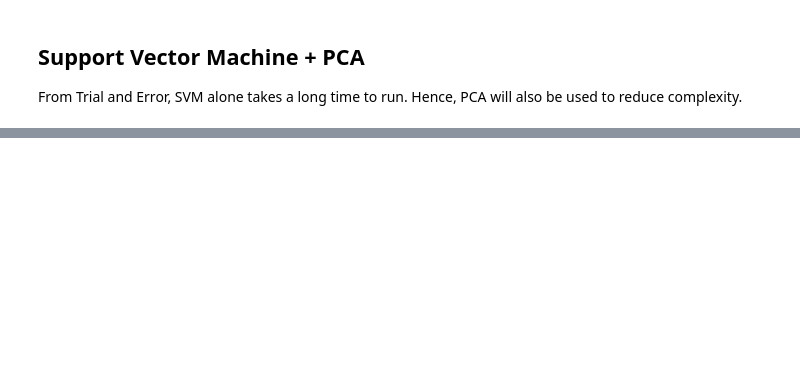
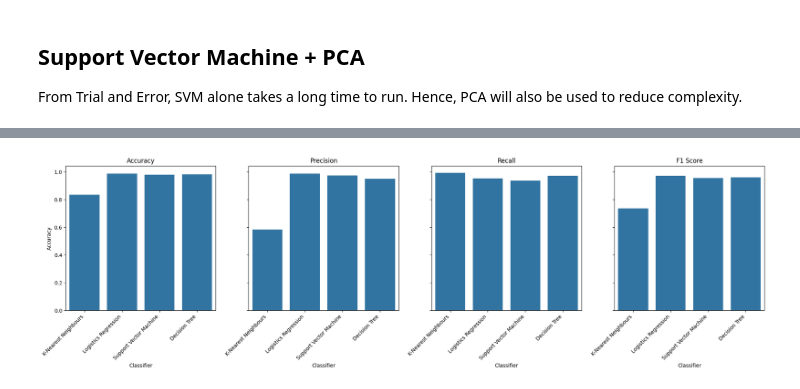
Before and after one commit to domi-bryan/fraudulent-jobs, a Jupyter notebook: fakepostings.ipynb, the cells around one changed output, grey strips where cells are left out. Saved outputs shown, nothing was run; the diff lists cells and outputs as text; code cells hidden in the pictures; blank space fills up the shorter version.

```diff
--- a/fakepostings.ipynb
+++ b/fakepostings.ipynb
@@ -295,3 +453,35 @@ F1-Score: --%
+# %%
+# Filter the first four models
+first_four_models = all_stats_df.head(4)
+
+# Set up the figure and axes
+fig, axes = plt.subplots(1, 4, figsize=(20, 6), sharey=True)
+
+# Plot Accuracy
+sns.barplot(x='Classifier', y='Accuracy', data=first_four_models, ax=axes[0])
+axes[0].set_title('Accuracy')
+axes[0].set_xticklabels(axes[0].get_xticklabels(), rotation=45, ha='right')
+
+# Plot Precision
+sns.barplot(x='Classifier', y='Precision', data=first_four_models, ax=axes[1])
+axes[1].set_title('Precision')
+axes[1].set_xticklabels(axes[1].get_xticklabels(), rotation=45, ha='right')
+
+# Plot Recall
+sns.barplot(x='Classifier', y='Recall', data=first_four_models, ax=axes[2])
+axes[2].set_title('Recall')
+axes[2].set_xticklabels(axes[2].get_xticklabels(), rotation=45, ha='right')
+
+# Plot F1 Score
+sns.barplot(x='Classifier', y='F1 Score', data=first_four_models, ax=axes[3])
+axes[3].set_title('F1 Score')
+axes[3].set_xticklabels(axes[3].get_xticklabels(), rotation=45, ha='right')
+
+# Adjust layout
+plt.tight_layout()
+plt.show()
+# %% [output]
+[figure, added]
 # %%
 # Define base classifiers
 base_classifiers = [
```
Also changed, not shown: parts of 50 cells of this notebook, 1 other file.
